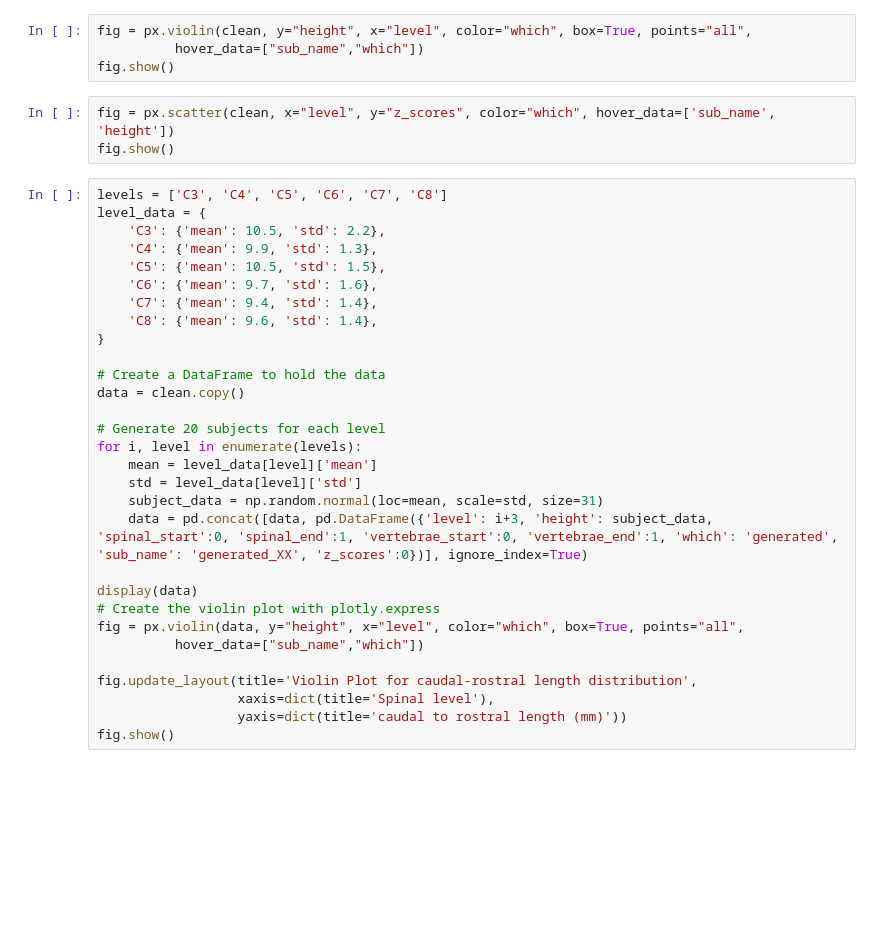
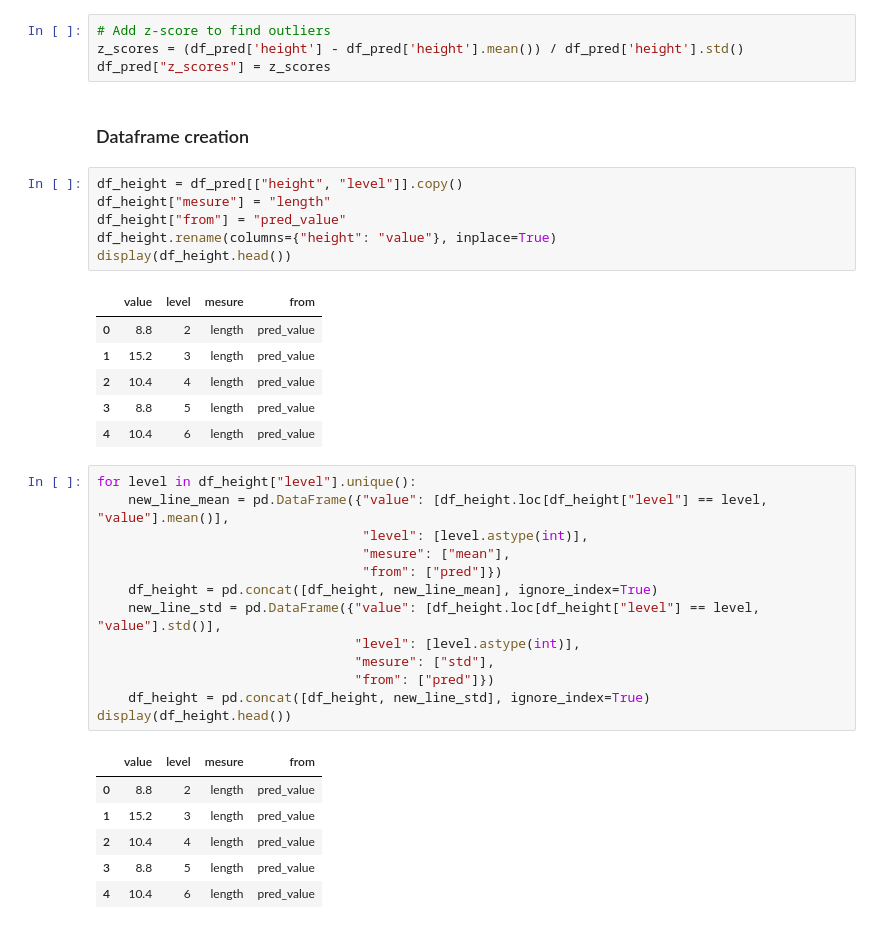
Before and after one commit to ivadomed/model-spinal-rootlets, a Jupyter notebook: utilities/plot_distance.ipynb, the cells around one changed output. Drawn from its saved outputs; the diff is of its cells as text; blank space fills up the shorter version.

```diff
--- a/utilities/plot_distance.ipynb
+++ b/utilities/plot_distance.ipynb
@@ -58,37 +21,39 @@ deleted
-# %%
-fig = px.violin(clean, y="height", x="level", color="which", box=True, points="all",
-          hover_data=["sub_name","which"])
-fig.show()
-# %%
-fig = px.scatter(clean, x="level", y="z_scores", color="which", hover_data=['sub_name', 'height'])
-fig.show()
-# %%
-levels = ['C3', 'C4', 'C5', 'C6', 'C7', 'C8']
-level_data = {
-    'C3': {'mean': 10.5, 'std': 2.2},
-    'C4': {'mean': 9.9, 'std': 1.3},
-    'C5': {'mean': 10.5, 'std': 1.5},
-    'C6': {'mean': 9.7, 'std': 1.6},
-    'C7': {'mean': 9.4, 'std': 1.4},
-    'C8': {'mean': 9.6, 'std': 1.4},
-}
-
-# Create a DataFrame to hold the data
-data = clean.copy()
-
-# Generate 20 subjects for each level
-for i, level in enumerate(levels):
-    mean = level_data[level]['mean']
-    std = level_data[level]['std']
-    subject_data = np.random.normal(loc=mean, scale=std, size=31)
-    data = pd.concat([data, pd.DataFrame({'level': i+3, 'height': subject_data, 'spinal_start':0, 'spinal_end':1, 'vertebrae_start':0, 'vertebrae_end':1, 'which': 'generated', 'sub_name': 'generated_XX', 'z_scores':0})], ignore_index=True)
-
-display(data)
-# Create the violin plot with plotly.express
-fig = px.violin(data, y="height", x="level", color="which", box=True, points="all",
-          hover_data=["sub_name","which"])
-
-fig.update_layout(title='Violin Plot for caudal-rostral length distribution',
-                  xaxis=dict(title='Spinal level'),
-                  yaxis=dict(title='caudal to rostral length (mm)'))
-fig.show()
+# %%
+# Add z-score to find outliers
+z_scores = (df_pred['height'] - df_pred['height'].mean()) / df_pred['height'].std()
+df_pred["z_scores"] = z_scores
+# %% [markdown]
+### Dataframe creation
+# %%
+df_height = df_pred[["height", "level"]].copy()
+df_height["mesure"] = "length"
+df_height["from"] = "pred_value"
+df_height.rename(columns={"height": "value"}, inplace=True)
+display(df_height.head())
+# %% [output]
+|  | value | level | mesure | from |
+| 0 | 8.8 | 2 | length | pred_value |
+| 1 | 15.2 | 3 | length | pred_value |
+| 2 | 10.4 | 4 | length | pred_value |
+| 3 | 8.8 | 5 | length | pred_value |
+| 4 | 10.4 | 6 | length | pred_value |
+# %%
+for level in df_height["level"].unique():
+    new_line_mean = pd.DataFrame({"value": [df_height.loc[df_height["level"] == level, "value"].mean()],
+                                  "level": [level.astype(int)],
+                                  "mesure": ["mean"],
+                                  "from": ["pred"]})
+    df_height = pd.concat([df_height, new_line_mean], ignore_index=True)
+    new_line_std = pd.DataFrame({"value": [df_height.loc[df_height["level"] == level, "value"].std()],
+                                 "level": [level.astype(int)],
+                                 "mesure": ["std"],
+                                 "from": ["pred"]})
+    df_height = pd.concat([df_height, new_line_std], ignore_index=True)
+display(df_height.head())
+# %% [output]
+|  | value | level | mesure | from |
+| 0 | 8.8 | 2 | length | pred_value |
+| 1 | 15.2 | 3 | length | pred_value |
+| 2 | 10.4 | 4 | length | pred_value |
+| 3 | 8.8 | 5 | length | pred_value |
+| 4 | 10.4 | 6 | length | pred_value |
```
Also changed, not shown: parts of 14 cells of this notebook, 2 other files.
